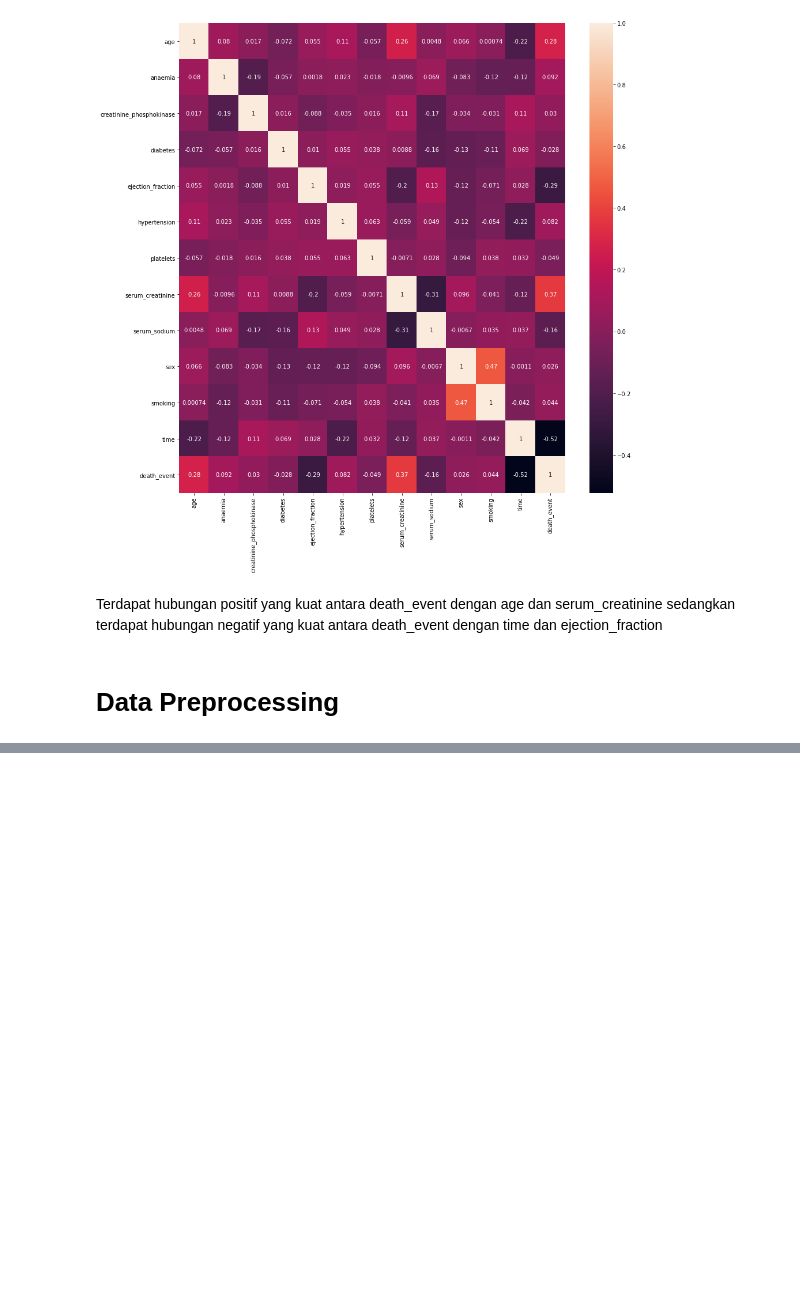
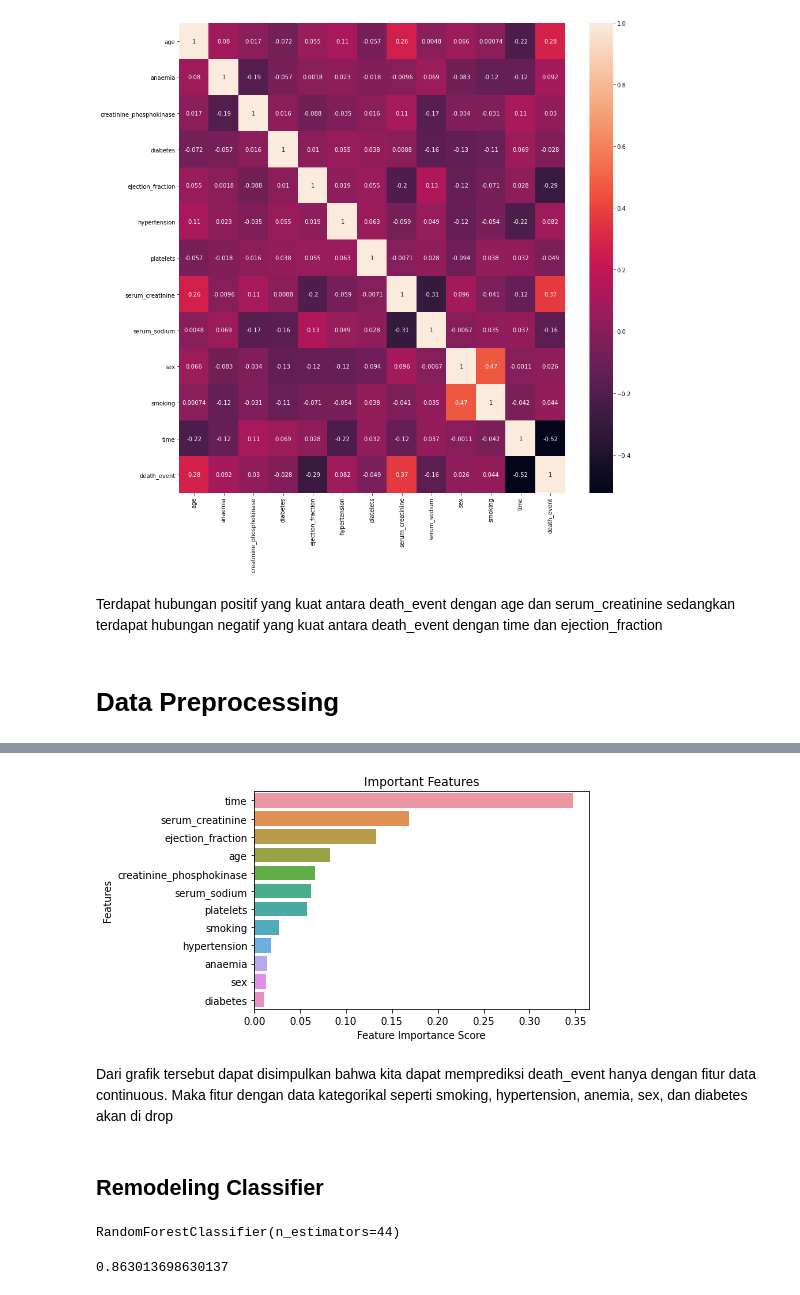
Before and after one commit to HelennaConstantia/PYTN-KampusMerdeka_FP3, a Jupyter notebook: PYTN_KampusMerdeka_fp3_Helenna Constantia.ipynb, the cells around one changed output, grey strips where cells are left out. Cells and saved outputs as stored; diff of their text form; code cells hidden in the pictures; blank space fills up the shorter version.

```diff
--- a/PYTN_KampusMerdeka_fp3_Helenna Constantia.ipynb
+++ b/PYTN_KampusMerdeka_fp3_Helenna Constantia.ipynb
@@ -695,0 +746,4 @@ Terdapat hubungan positif yang kuat antara death_event dengan age dan serum_crea
+# %%
+#melihat fitur impotance
+imp=pd.Series(model.feature_importances_, index=x.columns).sort_values(ascending=False)
+imp
@@ -695,0 +764,13 @@ Terdapat hubungan positif yang kuat antara death_event dengan age dan serum_crea
+# %%
+#memvisualisasikan fitur importance
+sns.barplot(x=imp, y=imp.index)
+plt.xlabel('Feature Importance Score')
+plt.ylabel('Features')
+plt.title('Important Features')
+plt.show()
+# %% [output]
+[figure, added]
+# %% [markdown]
+Dari grafik tersebut dapat disimpulkan bahwa kita dapat memprediksi death_event hanya dengan fitur data continuous. Maka fitur dengan data kategorikal seperti smoking, hypertension, anemia, sex, dan diabetes akan di drop
+# %% [markdown]
+## Remodeling Classifier
@@ -695,0 +783,10 @@ Terdapat hubungan positif yang kuat antara death_event dengan age dan serum_crea
+# %%
+model=RandomForestClassifier(n_estimators=44)
+model.fit(x_train,y_train)
+# %% [output]
+RandomForestClassifier(n_estimators=44)
+# %%
+y_pred=model.predict(x_test)
+accuracy_score(y_test,y_pred)
+# %% [output]
+0.863013698630137
```
Also changed, not shown: parts of 17 cells of this notebook.
